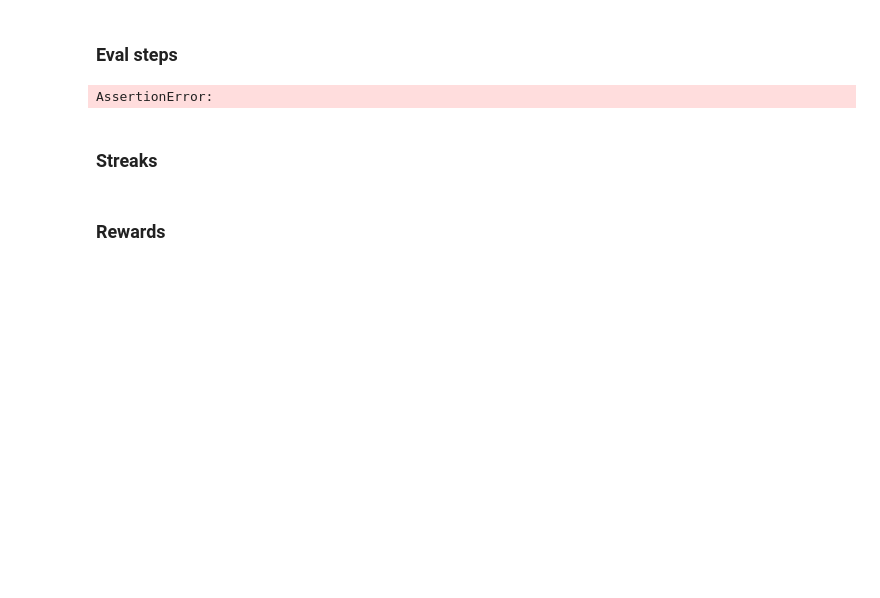
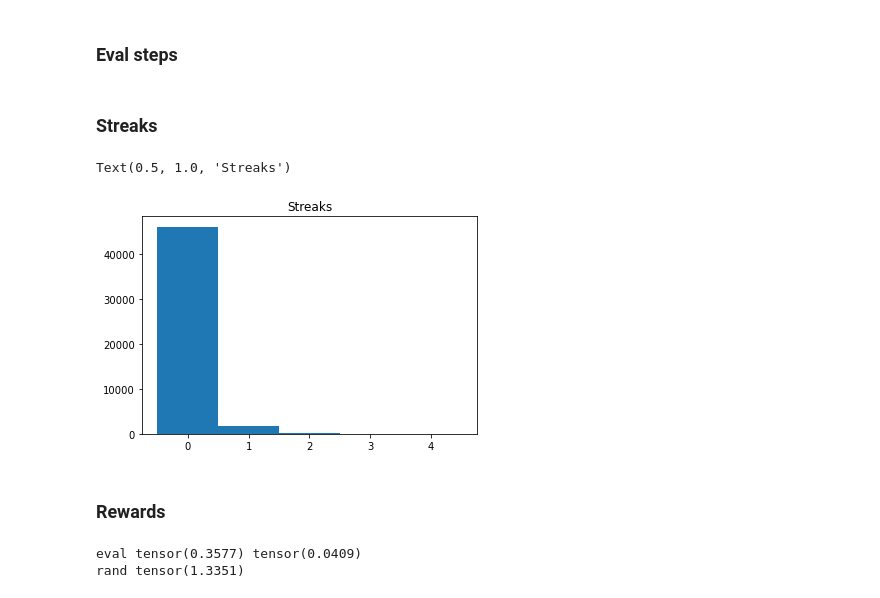
Before and after one commit to TeamDman/Vehicular-Game-Theory, a Jupyter notebook: platoongame/rage.ipynb, the cells around one changed output. Drawn from its saved outputs; the diff is of its cells as text; code cells hidden in the pictures; blank space fills up the shorter version.

```diff
--- a/platoongame/rage.ipynb
+++ b/platoongame/rage.ipynb
@@ -608,6 +668,7 @@ plt.legend()
 # %%
 eval_rewards = []
 eval_streaks = []
+eval_actions = []
 random_rewards = []
 # %% [markdown]
 ### Eval steps
@@ -632,6 +693,7 @@ for _ in tqdm(range(EVAL_STEPS)):
     next_states = apply_attacker_actions(next_states, attacker_actions)
     rewards = get_defender_utilities(next_states)
     eval_rewards.extend(rewards.tolist())
+    eval_actions.extend(defender_actions.sum(dim=1).tolist())
 
     terminals = rewards == 0
     eval_streaks += streaks[terminals].tolist()
@@ -644,14 +706,22 @@ for _ in tqdm(range(EVAL_STEPS)):
     # reset environment for terminal states
     states = next_states.clone()
     states[terminals] = get_random_starting_state_batch(int(terminals.sum())).to(DEVICE)
-# %% [output]
-AssertionError:
 # %% [markdown]
 ### Streaks
 # %%
 plt.hist(eval_streaks, bins=torch.range(min(eval_streaks)-0.5,max(eval_streaks)+0.5).tolist())
+plt.title("Streaks")
+# %% [output]
+Text(0.5, 1.0, 'Streaks')
+[figure, added]
 # %% [markdown]
 ### Rewards
+# %%
+print("eval", torch.mean(torch.tensor(eval_rewards)), torch.mean(torch.tensor(eval_streaks)))
+print("rand", torch.mean(torch.tensor(random_rewards)))
+# %% [output]
+eval tensor(0.3577) tensor(0.0409)
+rand tensor(1.3351)
 # %%
 # import ipywidgets as widgets
 # @widgets.interact(i=(0, BATCH_SIZE-1))
```
Also changed, not shown: parts of 30 cells of this notebook.
